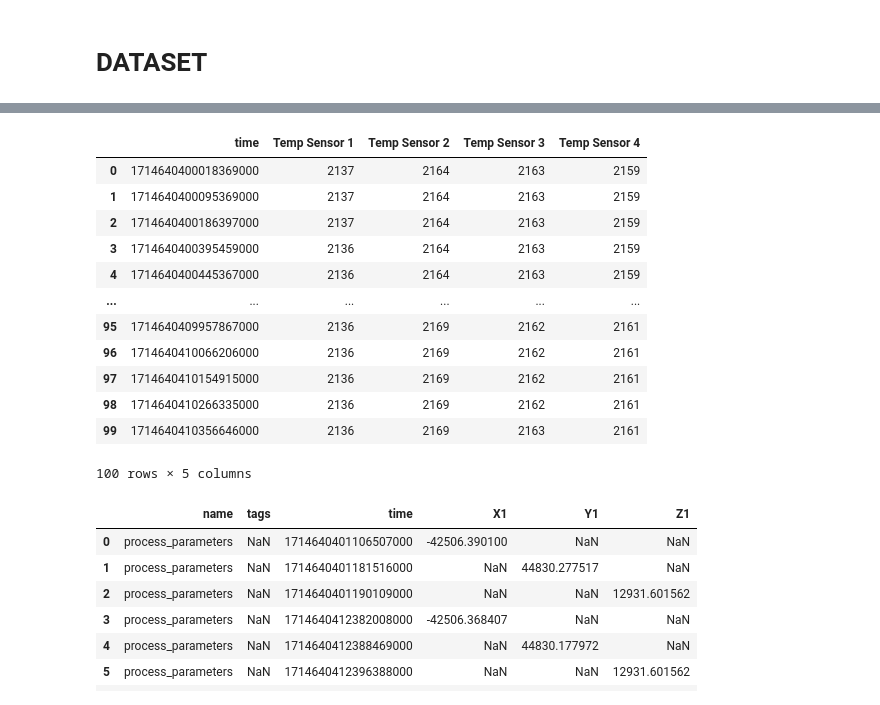
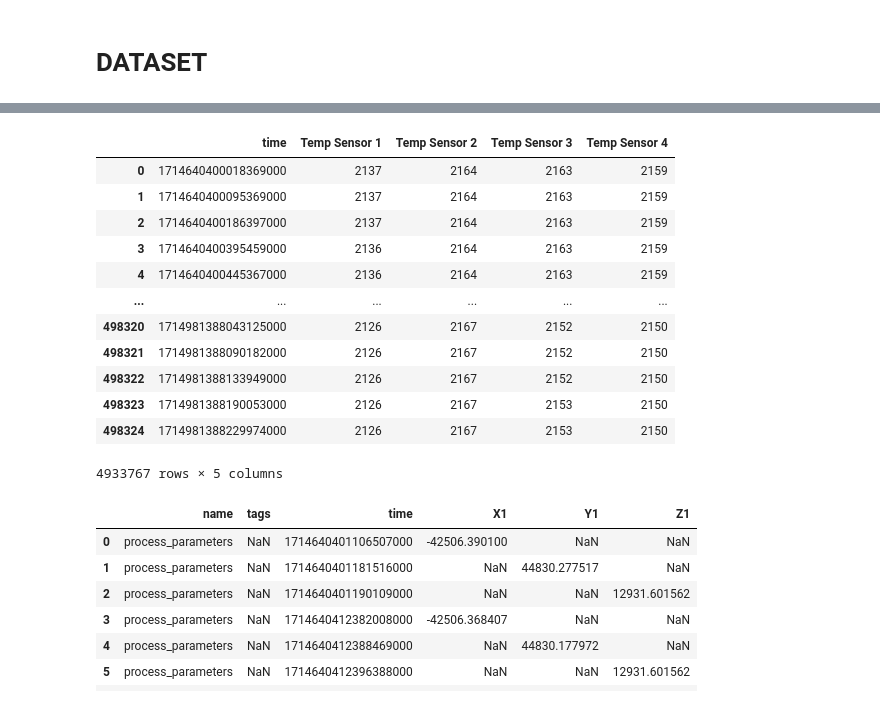
Before and after one commit to cybernetic-m/eai-project, a Jupyter notebook: notebook_exam.ipynb, the cells around one changed output, grey strips where cells are left out. Saved outputs shown, nothing was run; the diff lists cells and outputs as text; code cells hidden in the pictures.

```diff
--- a/notebook_exam.ipynb
+++ b/notebook_exam.ipynb
@@ -229,9 +212,6 @@ def load_dataset_dict_pandas(csv_path):
 # %%
-features = pd.read_csv('/content/csv/thermal_drift_features_lab_05_02.csv')
-features1 = pd.read_csv('/content/csv/thermal_drift_features_lab_05_03.csv')
-features2 = pd.read_csv('/content/csv/thermal_drift_features_lab_05_04.csv')
-features3 = pd.read_csv('/content/csv/thermal_drift_features_lab_05_05.csv')
-features4 = pd.read_csv('/content/csv/thermal_drift_features_lab_05_06.csv')
+features = pd.concat([features,features1,features2,features3,features4])
+
 features.drop([
     "name", "tags",
     "2\"Tray1 Vacuum Sensor", "2\"Tray2 Vacuum Sensor", "2\"Tray3 Vacuum Sensor",
@@ -245,12 +225,3 @@ features.drop([
     "Tec FIB1 Holder", "Tec FIB1 Plate", "Tec FIB2 Holder", "Tec FIB2 Plate",
     "Torque11","Torque2","Torque3","Torque4","Torque5","Torque6"
 ], axis=1, inplace=True)
-targets = pd.read_csv('/content/csv/thermal_drift_targets_lab_05_02.csv')
-targets1 = pd.read_csv('/content/csv/thermal_drift_targets_lab_05_03.csv')
-targets2 = pd.read_csv('/content/csv/thermal_drift_targets_lab_05_04.csv')
-targets3 = pd.read_csv('/content/csv/thermal_drift_targets_lab_05_05.csv')
-targets4 = pd.read_csv('/content/csv/thermal_drift_targets_lab_05_06.csv')
-
-targets_norm= normalize_columns(targets, ['X1','Y1','Z1'])
-
-#features_norm= normalize_columns(features, ['Chuck Temp [Cdeg]','Chuck Temp2 [Cdeg]','Dispenser1 Pressure Sensor', ])
@@ -257,19 +236,19 @@ targets_norm= normalize_columns(targets, ['X1','Y1','Z1'])
 # %%
-features.head(100)
+features
 # %% [output]
 |  | time | Temp Sensor 1 | Temp Sensor 2 | Temp Sensor 3 | Temp Sensor 4 |
 | 0 | 1714640400018369000 | 2137 | 2164 | 2163 | 2159 |
 | 1 | 1714640400095369000 | 2137 | 2164 | 2163 | 2159 |
 | 2 | 1714640400186397000 | 2137 | 2164 | 2163 | 2159 |
 | 3 | 1714640400395459000 | 2136 | 2164 | 2163 | 2159 |
 | 4 | 1714640400445367000 | 2136 | 2164 | 2163 | 2159 |
 | ... | ... | ... | ... | ... | ... |
-| 95 | 1714640409957867000 | 2136 | 2169 | 2162 | 2161 |
-| 96 | 1714640410066206000 | 2136 | 2169 | 2162 | 2161 |
-| 97 | 1714640410154915000 | 2136 | 2169 | 2162 | 2161 |
-| 98 | 1714640410266335000 | 2136 | 2169 | 2162 | 2161 |
-| 99 | 1714640410356646000 | 2136 | 2169 | 2163 | 2161 |
+| 498320 | 1714981388043125000 | 2126 | 2167 | 2152 | 2150 |
+| 498321 | 1714981388090182000 | 2126 | 2167 | 2152 | 2150 |
+| 498322 | 1714981388133949000 | 2126 | 2167 | 2152 | 2150 |
+| 498323 | 1714981388190053000 | 2126 | 2167 | 2153 | 2150 |
+| 498324 | 1714981388229974000 | 2126 | 2167 | 2153 | 2150 |
-100 rows × 5 columns
+4933767 rows × 5 columns
 # %%
 targets.head(10)
 # %% [output]
```
Also changed, not shown: parts of 24 cells of this notebook.
